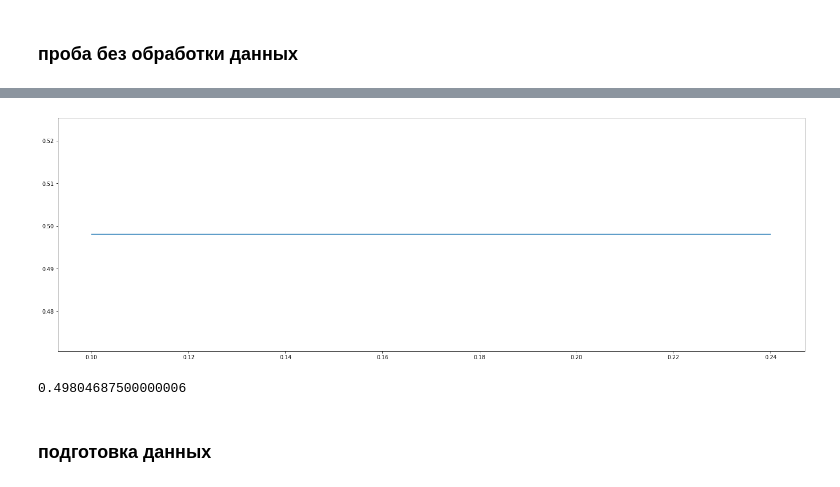
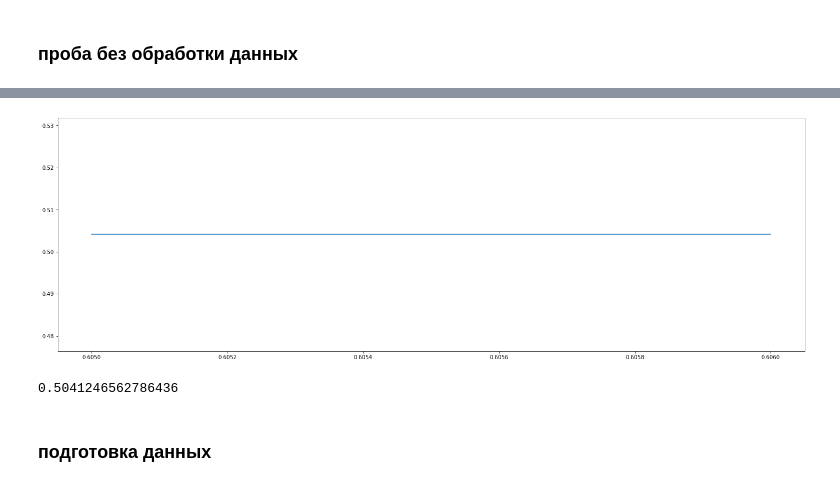
Before and after one commit to paldess/kursov_ml_2, a Jupyter notebook: kursov.ipynb, the cells around one changed output, grey strips where cells are left out. Saved outputs shown, nothing was run; the diff lists cells and outputs as text; code cells hidden in the pictures.

```diff
--- a/kursov.ipynb
+++ b/kursov.ipynb
@@ -137,9 +137,9 @@ from xgboost import XGBClassifier
 # %%
 qwe = []
 qw = []
-q = (i/100 for i in range(10, 25))
+q = (i/1000 for i in range(605, 607))
 for i in q:
-    xgb = XGBClassifier(eta=0.21, max_depth=8, n_jobs=7)
+    xgb = XGBClassifier(eta=0.62, max_depth=8, n_jobs=7)
     xgb.fit(x_train, y_train)
     y_pred = xgb.predict(x_test)
     qw.append(f1_score(y_test, y_pred))
@@ -168,8 +161,8 @@ weighted avg       0.76      0.77      0.75      2250
-[figure, old version]
+[figure, new version]
 # %%
 f1_score(y_test, y_pred)
 # %% [output]
-0.49804687500000006
+0.5041246562786436
 # %% [markdown]
 ### подготовка данных
 # %%
```
Also changed, not shown: parts of 21 cells of this notebook.
